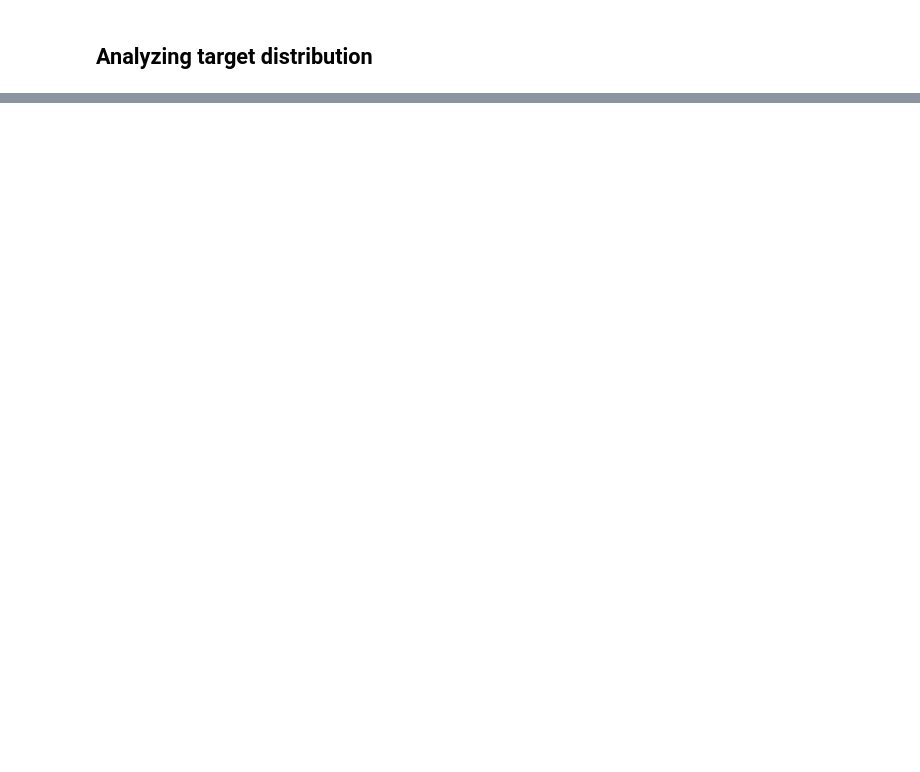
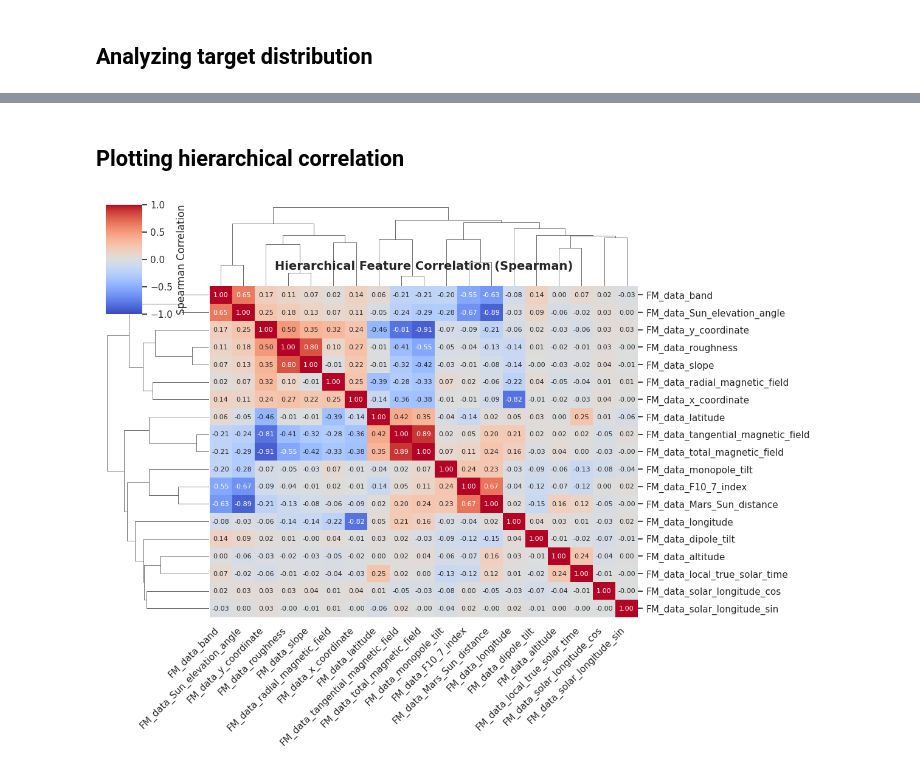
Before and after one commit to Epot12/Lab_XAI, a Jupyter notebook: Lab_XAI_pytorch/data_analysis.ipynb, the cells around one changed output, grey strips where cells are left out. Saved outputs shown, nothing was run; the diff lists cells and outputs as text; code cells hidden in the pictures; blank space fills up the shorter version.

```diff
--- a/Lab_XAI_pytorch/data_analysis.ipynb
+++ b/Lab_XAI_pytorch/data_analysis.ipynb
@@ -25,0 +30,6 @@ NameError: name 'analyze_target_distribution' is not defined
+# %% [markdown]
+## Plotting hierarchical correlation
+# %%
+plot_hierarchical_correlation(df_eda[feature_names])
+# %% [output]
+[figure, added]
```
Also changed, not shown: parts of 6 cells of this notebook, 1 other file.
